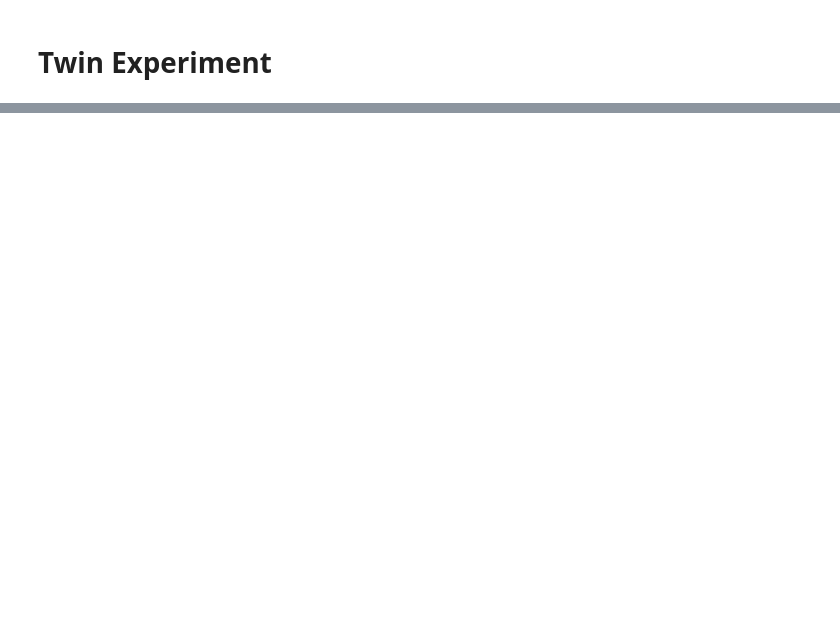
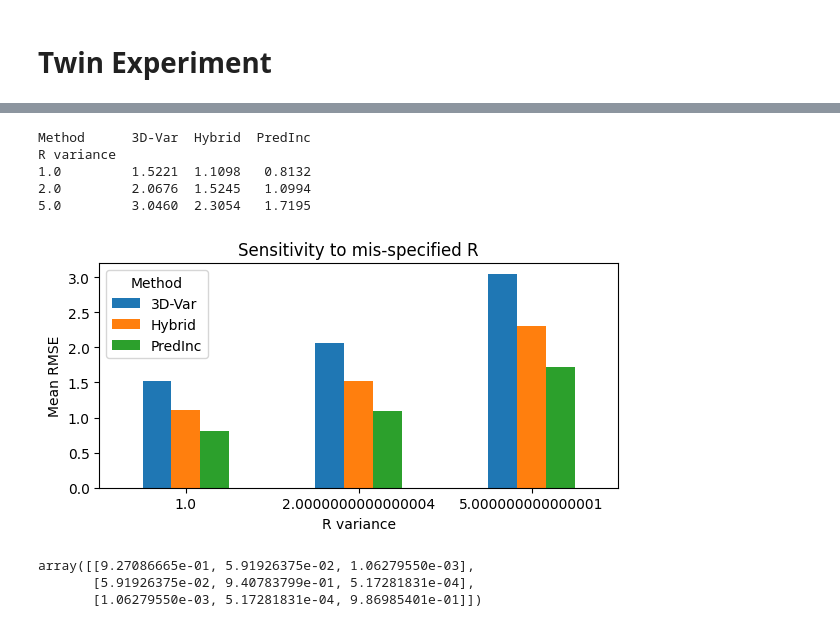
Before and after one commit to jn-stw/3DVar_MLP, a Jupyter notebook: main.ipynb, the cells around one changed output, grey strips where cells are left out. Drawn from its saved outputs; the diff is of its cells as text; code cells hidden in the pictures; blank space fills up the shorter version.

```diff
--- a/main.ipynb
+++ b/main.ipynb
@@ -445,0 +469,65 @@ Predicted-Incr     0.7724       0.7295      0.0406
+# %%
+# -------- Sensitivity study: mean RMSE vs. R for ALL three methods ------------
+import pandas as pd
+import matplotlib.pyplot as plt
+
+sigma_list = [1.0, np.sqrt(2.0), np.sqrt(5.0)]   # std ⇒ variances = 1, 2, 5
+w_blend    = 0.5                                 # same hybrid weight as before
+x0_bad     = np.array([-8.0, 7.0, 27.0])         # identical poor start
+
+records = []
+
+for sigma_r in sigma_list:
+    R = (sigma_r**2) * np.eye(3)
+    y_obs = truth[obs_times_idx] + np.random.normal(0, sigma_r, size=(len(obs_times_idx), 3))
+
+    # --- Kalman gain for this R ---
+    K_var = B @ H.T @ np.linalg.inv(H @ B @ H.T + R)
+
+    # --- Classic & hybrid gains that depend on this R ------------------------
+    def classic_gain_var(x_b, y_k, K=K_var):
+        d = y_k - H @ x_b
+        return x_b + K @ d
+
+    def hybrid_gain_var(x_b, y_k, K=K_var):
+        d    = y_k - H @ x_b
+        δ_3d = K @ d
+        δ_ml = mlp(torch.tensor(np.hstack([x_b, y_k]), dtype=torch.float32)).detach().numpy()
+        return x_b + w_blend * δ_3d + (1 - w_blend) * δ_ml
+
+    # --- Run cycles ----------------------------------------------------------
+    res_std   = run_cycle(x0_bad, classic_gain_var, label="3D-Var")
+    res_ml    = run_cycle(x0_bad, ml_gain,          label="PredInc")       #  δ̂_ml only
+    res_hyb   = run_cycle(x0_bad, hybrid_gain_var,  label="Hybrid")
+
+    for res in (res_std, res_ml, res_hyb):
+        records.append({
+            "R variance": sigma_r**2,
+            "Method":     res["label"],
+            "Mean RMSE":  res["rmse"].mean()
+        })
+
+# ---- Results table -----------------------------------------------------------
+df = pd.DataFrame(records)
+print(df.pivot(index="R variance", columns="Method", values="Mean RMSE").round(4))
+
+# ---- Optional bar plot -------------------------------------------------------
+ax = df.pivot(index="R variance", columns="Method", values="Mean RMSE").plot(
+        kind="bar", figsize=(6,3.2), rot=0)
+ax.set_ylabel("Mean RMSE")
+ax.set_title("Sensitivity to mis-specified R")
+plt.tight_layout();
+plt.show()
+# %% [output]
+Method      3D-Var  Hybrid  PredInc
+R variance
+1.0         1.5221  1.1098   0.8132
+2.0         2.0676  1.5245   1.0994
+5.0         3.0460  2.3054   1.7195
+[figure, added]
+# %%
+K
+# %% [output]
+array([[9.27086665e-01, 5.91926375e-02, 1.06279550e-03],
+       [5.91926375e-02, 9.40783799e-01, 5.17281831e-04],
+       [1.06279550e-03, 5.17281831e-04, 9.86985401e-01]])
```
Also changed, not shown: parts of 11 cells of this notebook.
